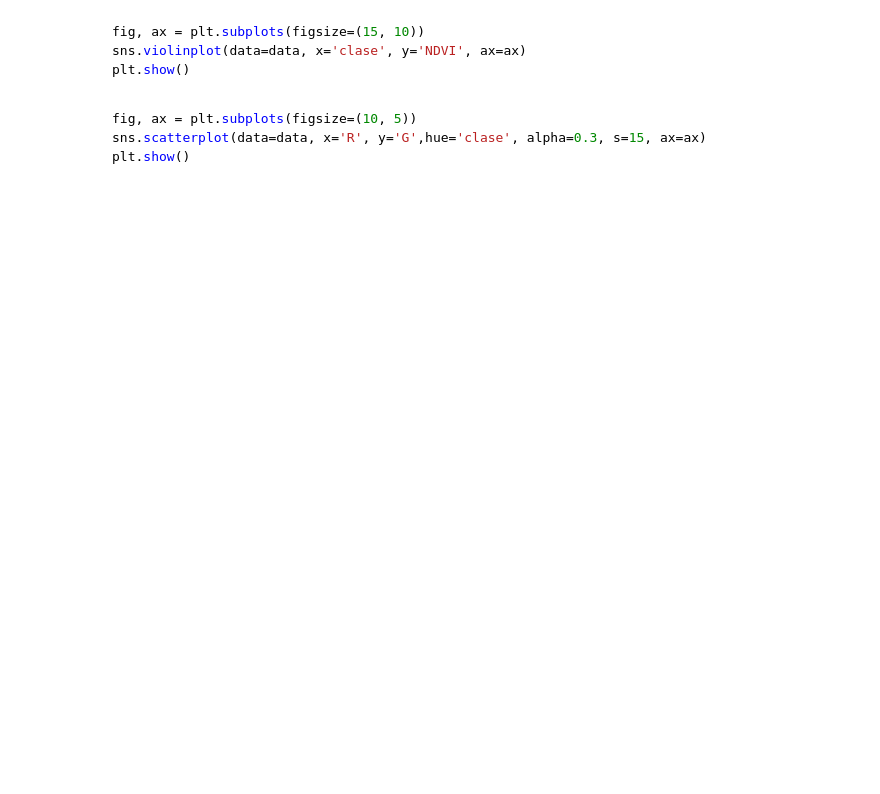
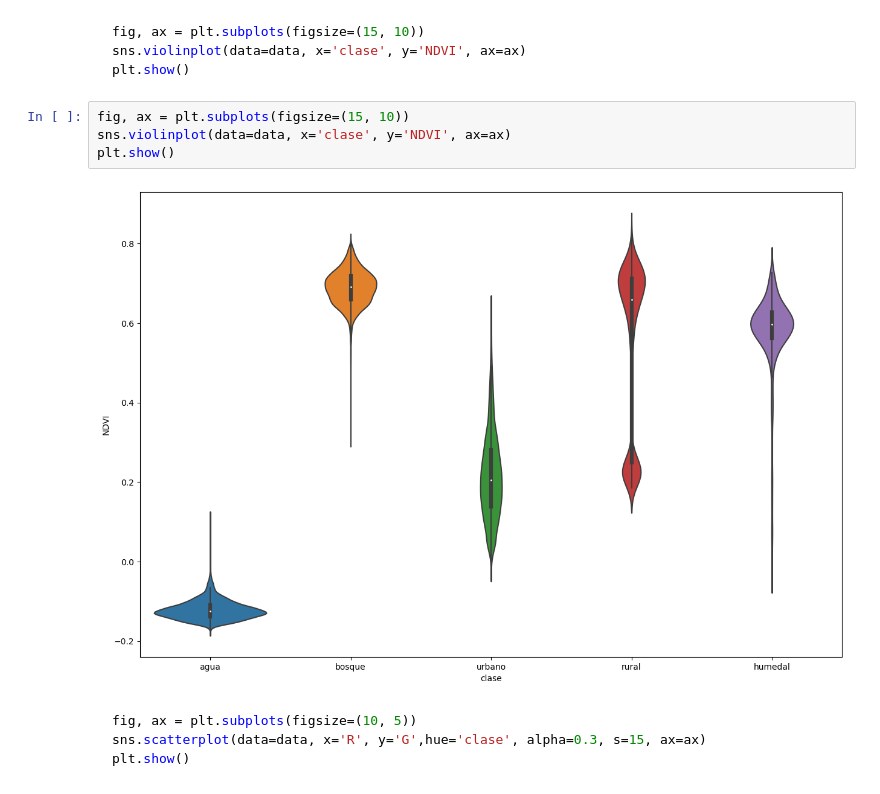
Before and after one commit to pablonicolasr/gulich_pdis, a Jupyter notebook: Clase06c - Análisis exploratorio de datos.ipynb, the cells around one changed output. Cells and saved outputs as stored; diff of their text form; blank space fills up the shorter version.

````diff
--- a/Clase06c - Análisis exploratorio de datos.ipynb
+++ b/Clase06c - Análisis exploratorio de datos.ipynb
@@ -262,6 +493,12 @@ fig, ax = plt.subplots(figsize=(15, 10))
 sns.violinplot(data=data, x='clase', y='NDVI', ax=ax)
 plt.show()
 ```
+# %%
+fig, ax = plt.subplots(figsize=(15, 10))
+sns.violinplot(data=data, x='clase', y='NDVI', ax=ax)
+plt.show()
+# %% [output]
+[figure, added]
 # %% [markdown]
 ```python
 fig, ax = plt.subplots(figsize=(10, 5))
````
Also changed, not shown: parts of 61 cells of this notebook.
